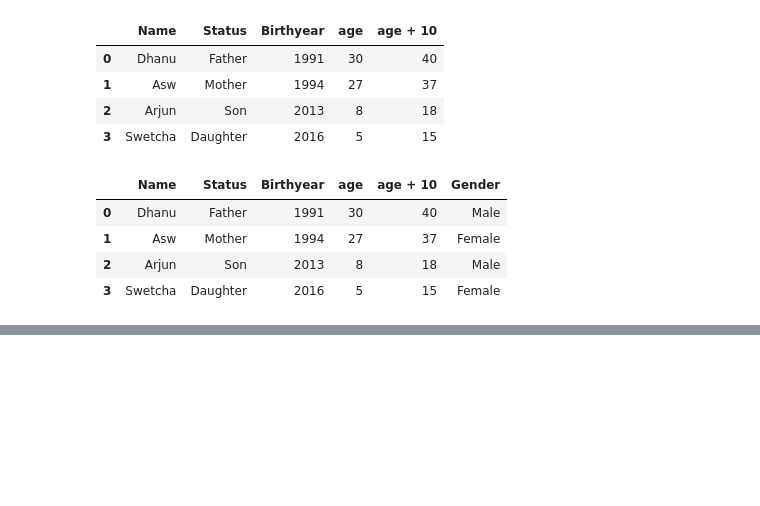
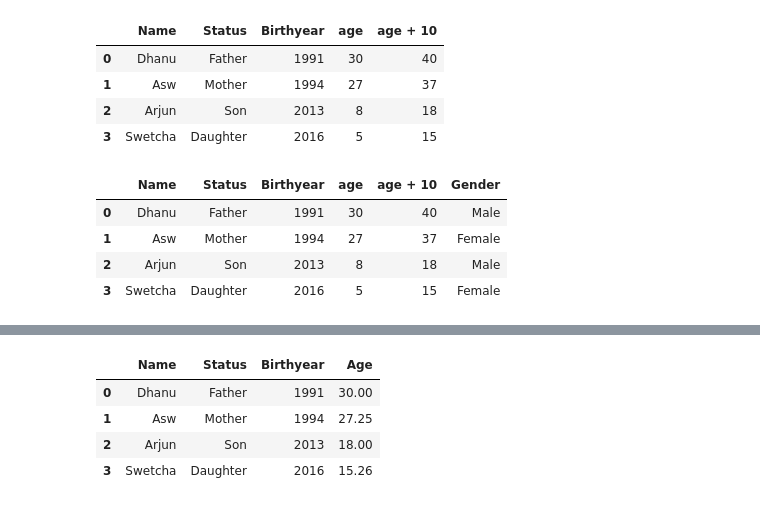
Before and after one commit to DollarDan/Data-Science, a Jupyter notebook: Python Basics/list-operations.ipynb, the cells around one changed output, grey strips where cells are left out. Drawn from its saved outputs; the diff is of its cells as text; code cells hidden in the pictures; blank space fills up the shorter version.

```diff
--- a/Python Basics/list-operations.ipynb
+++ b/Python Basics/list-operations.ipynb
@@ -312,0 +334,16 @@ df
+# %%
+import pandas as pd
+df2 = pd.DataFrame({
+    'Name': ['Dhanu','Asw','Arjun','Swetcha'],
+    'Status': ['Father', 'Mother', 'Son', 'Daughter'],
+    'Birthyear': [1991, 1994, 2013, 2016],
+    'Age': [30, 27.25, 18, 15.26],
+})
+
+df2
+# %% [output]
+|  | Name | Status | Birthyear | Age |
+| 0 | Dhanu | Father | 1991 | 30.00 |
+| 1 | Asw | Mother | 1994 | 27.25 |
+| 2 | Arjun | Son | 2013 | 18.00 |
+| 3 | Swetcha | Daughter | 2016 | 15.26 |
```
Also changed, not shown: parts of 8 cells of this notebook, 1 other file.
